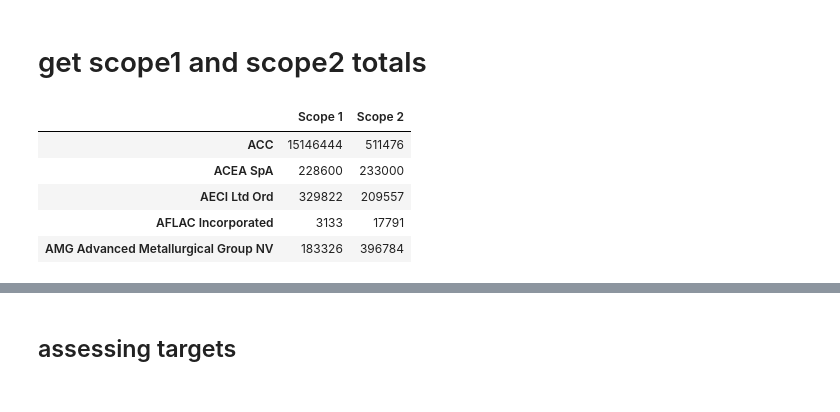
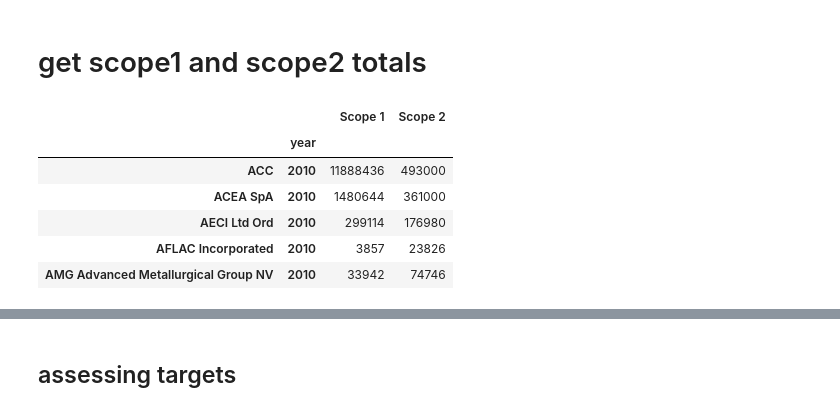
Before and after one commit to mirthbottle/ghg, a Jupyter notebook: CDP data.ipynb, the cells around one changed output, grey strips where cells are left out. Drawn from its saved outputs; the diff is of its cells as text; code cells hidden in the pictures.

```diff
--- a/CDP data.ipynb
+++ b/CDP data.ipynb
@@ -156,10 +156,0 @@ scope12_2014 = scope12_2014.join(temp, how="outer")
-# %%
-# scope12_2014=scope12_2014[scope12_2014["Scope 2"].notnull()]
-scope12_2014.head()
-# %% [output]
-|  | Scope 1 | Scope 2 |
-| ACC | 15146444 | 511476 |
-| ACEA SpA | 228600 | 233000 |
-| AECI Ltd Ord | 329822 | 209557 |
-| AFLAC Incorporated | 3133 | 17791 |
-| AMG Advanced Metallurgical Group NV | 183326 | 396784 |
@@ -165,0 +161,11 @@ scope12_2014.head()
+# %%
+scopes12 = gm.add_yearindex(scope12_2010, 2010)
+scopes12.head()
+# %% [output]
+|  |  | Scope 1 | Scope 2 |
+|  | year |  |  |
+| ACC | 2010 | 11888436 | 493000 |
+| ACEA SpA | 2010 | 1480644 | 361000 |
+| AECI Ltd Ord | 2010 | 299114 | 176980 |
+| AFLAC Incorporated | 2010 | 3857 | 23826 |
+| AMG Advanced Metallurgical Group NV | 2010 | 33942 | 74746 |
```
Also changed, not shown: parts of 18 cells of this notebook, 3 other files.
